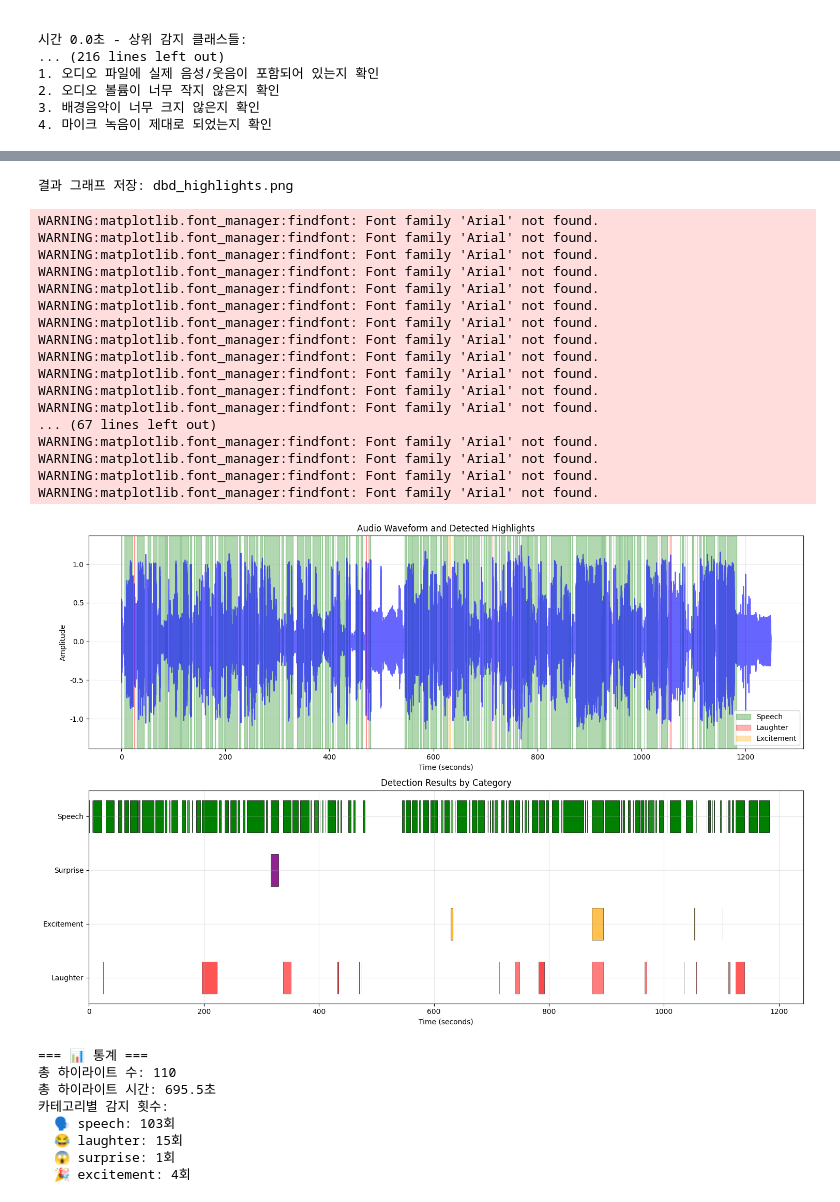
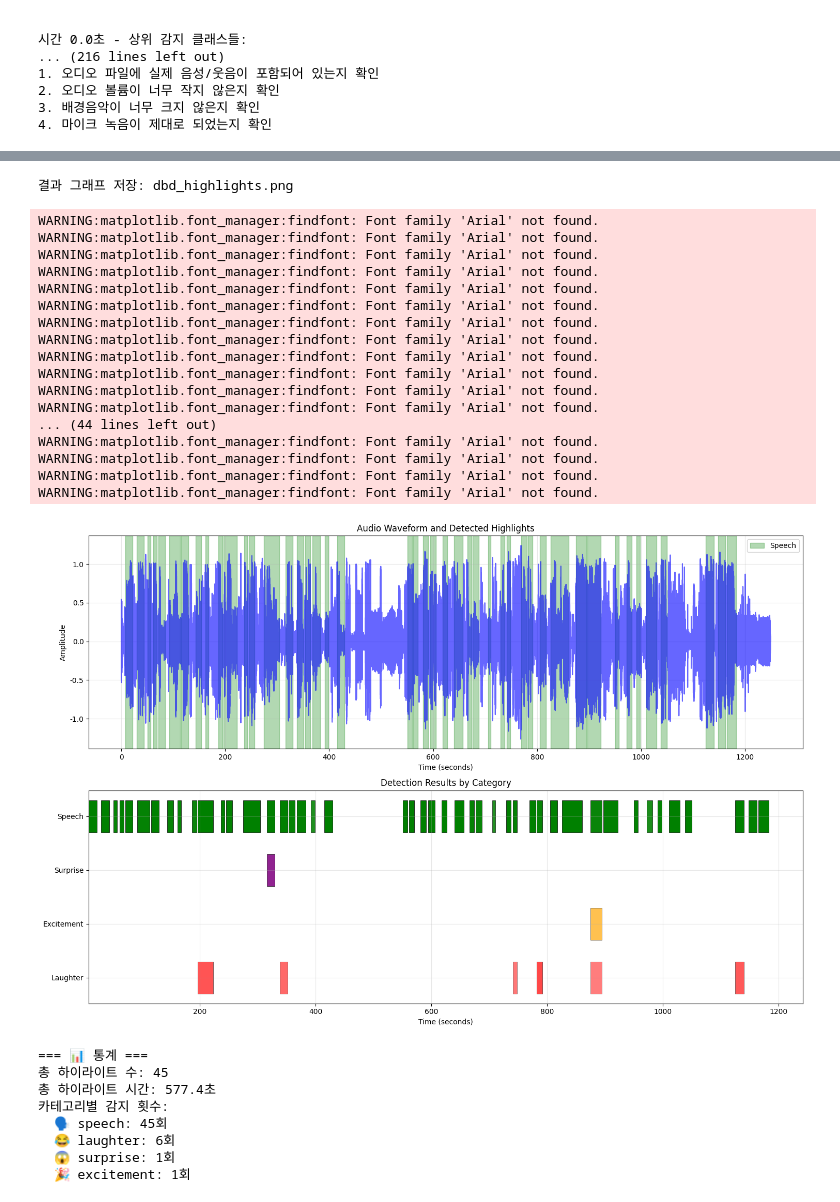
Before and after one commit to zzl-hyun/laughter-detection, a Jupyter notebook: yamnet.ipynb, the cells around one changed output, grey strips where cells are left out. Cells and saved outputs as stored; diff of their text form; code cells hidden in the pictures.

```diff
--- a/yamnet.ipynb
+++ b/yamnet.ipynb
@@ -1058,6 +1060,17 @@ class DBDHighlightDetector:
         print(f"총 {len(results)}개 구간에서 반응 감지")
         return results
 
+    def filter_by_duration(self, highlights, min_duration=5.0):
+        """최소 길이 기준으로 하이라이트 필터링"""
+        filtered_highlights = []
+
+        for highlight in highlights:
+            duration = highlight['end_time'] - highlight['start_time']
+            if duration >= min_duration:
+                filtered_highlights.append(highlight)
+
+        return filtered_highlights
+
     def merge_consecutive_detections(self, results, merge_window=2.0):
         """연속된 감지 결과들을 병합"""
         if not results:
@@ -1095,7 +1108,7 @@ class DBDHighlightDetector:
         merged.append(current_segment)
         return merged
 
-    def extract_highlights(self, audio_file, output_dir="highlights", threshold=0.3, debug=False):
+    def extract_highlights(self, audio_file, output_dir="highlights", threshold=0.3, min_duration=5.0, debug=False):
         """하이라이트 구간 추출"""
         # 오디오 로드
         audio = self.load_audio(audio_file)
@@ -1132,8 +1145,16 @@ class DBDHighlightDetector:
         # 연속 구간 병합
         highlights = self.merge_consecutive_detections(results)
 
+        # 최소 길이 필터링
+        original_count = len(highlights)
+        highlights = self.filter_by_duration(highlights, min_duration)
+        filtered_count = original_count - len(highlights)
+
+        if filtered_count > 0:
+            print(f"\n⚠️  {min_duration}초 미만의 짧은 하이라이트 {filtered_count}개 제거됨")
+
         # 결과 출력
-        print(f"\n=== 하이라이트 감지 결과 ===")
+        print(f"\n=== 하이라이트 감지 결과 ({min_duration}초 이상만) ===")
         for i, highlight in enumerate(highlights, 1):
             start_str = str(timedelta(seconds=highlight['start_time']))
             end_str = str(timedelta(seconds=highlight['end_time']))
@@ -1151,6 +1172,10 @@ class DBDHighlightDetector:
     def visualize_results(self, audio_file, highlights, save_path=None):
         """결과 시각화"""
         try:
+            # 한글 폰트 설정
+            plt.rcParams['font.family'] = ['DejaVu Sans', 'Arial', 'sans-serif']
+            plt.rcParams['axes.unicode_minus'] = False
+
             audio = self.load_audio(audio_file)
 
             # 오디오 파형 그리기
@@ -1249,7 +1274,7 @@ def main():
     detector = DBDHighlightDetector()
 
     # 오디오 파일 분석 (게이머 마이크 녹음본)
-    # audio_file = "Clip1_Guest1_Talk.MP3"  # 실제 파일 경로로 변경
+    audio_file = "Clip1_Guest1_Talk.MP3"  # 실제 파일 경로로 변경
     audio_file = "sample3.mp3"  # 실제 파일 경로로 변경
 
     print("🎮 데바데 하이라이트 감지기")
@@ -1272,7 +1297,7 @@ def main():
 
         for threshold in thresholds:
             print(f"\n🎯 임계값 {threshold}로 시도...")
-            highlights = detector.extract_highlights(audio_file, threshold=threshold)
+            highlights = detector.extract_highlights(audio_file, threshold=threshold, min_duration=5.0)
             if highlights:
                 print(f"✅ 임계값 {threshold}에서 {len(highlights)}개 하이라이트 발견!")
                 break
@@ -1328,10 +1353,10 @@ def main():
         print("3. 오디오 파일 형식 확인")
 
 # 빠른 테스트용 함수
-def quick_test(audio_file, threshold=0.05):
+def quick_test(audio_file, threshold=0.05, min_duration=5.0):
     """빠른 테스트용"""
     detector = DBDHighlightDetector()
-    highlights = detector.extract_highlights(audio_file, threshold=threshold)
+    highlights = detector.extract_highlights(audio_file, threshold=threshold, min_duration=min_duration)
     return highlights
 
 # 디버그 전용 함수
@@ -1347,12 +1372,15 @@ def simple_usage_example():
     print("1. 디버그 모드:")
     print("   debug_only('your_audio.mp3')")
     print()
-    print("2. 빠른 테스트:")
-    print("   quick_test('your_audio.mp3', threshold=0.05)")
+    print("2. 빠른 테스트 (5초 이상만):")
+    print("   quick_test('your_audio.mp3', threshold=0.05, min_duration=5.0)")
     print()
-    print("3. 전체 분석:")
+    print("3. 전체 분석 (5초 이상만):")
     print("   detector = DBDHighlightDetector()")
-    print("   highlights = detector.extract_highlights('your_audio.mp3')")
+    print("   highlights = detector.extract_highlights('your_audio.mp3', min_duration=5.0)")
+    print()
+    print("4. 더 짧은 하이라이트도 포함 (3초 이상):")
+    print("   highlights = detector.extract_highlights('your_audio.mp3', min_duration=3.0)")
 
 if __name__ == "__main__":
     main()
@@ -1390,31 +1418,31 @@ WARNING:matplotlib.font_manager:findfont: Font family 'Arial' not found.
 WARNING:matplotlib.font_manager:findfont: Font family 'Arial' not found.
 WARNING:matplotlib.font_manager:findfont: Font family 'Arial' not found.
 WARNING:matplotlib.font_manager:findfont: Font family 'Arial' not found.
 WARNING:matplotlib.font_manager:findfont: Font family 'Arial' not found.
 결과 그래프 저장: dbd_highlights.png
 WARNING:matplotlib.font_manager:findfont: Font family 'Arial' not found.
 WARNING:matplotlib.font_manager:findfont: Font family 'Arial' not found.
 WARNING:matplotlib.font_manager:findfont: Font family 'Arial' not found.
 WARNING:matplotlib.font_manager:findfont: Font family 'Arial' not found.
 WARNING:matplotlib.font_manager:findfont: Font family 'Arial' not found.
 WARNING:matplotlib.font_manager:findfont: Font family 'Arial' not found.
 WARNING:matplotlib.font_manager:findfont: Font family 'Arial' not found.
 WARNING:matplotlib.font_manager:findfont: Font family 'Arial' not found.
 WARNING:matplotlib.font_manager:findfont: Font family 'Arial' not found.
 WARNING:matplotlib.font_manager:findfont: Font family 'Arial' not found.
 WARNING:matplotlib.font_manager:findfont: Font family 'Arial' not found.
 WARNING:matplotlib.font_manager:findfont: Font family 'Arial' not found.
-... (67 lines left out)
+... (44 lines left out)
 WARNING:matplotlib.font_manager:findfont: Font family 'Arial' not found.
 WARNING:matplotlib.font_manager:findfont: Font family 'Arial' not found.
 WARNING:matplotlib.font_manager:findfont: Font family 'Arial' not found.
 WARNING:matplotlib.font_manager:findfont: Font family 'Arial' not found.
-[figure, old version]
+[figure, new version]
 === 📊 통계 ===
-총 하이라이트 수: 110
-총 하이라이트 시간: 695.5초
+총 하이라이트 수: 45
+총 하이라이트 시간: 577.4초
 카테고리별 감지 횟수:
-  🗣️ speech: 103회
-  😂 laughter: 15회
+  🗣️ speech: 45회
+  😂 laughter: 6회
   😱 surprise: 1회
-  🎉 excitement: 4회
+  🎉 excitement: 1회
```
Also changed, not shown: parts of 3 cells of this notebook.
